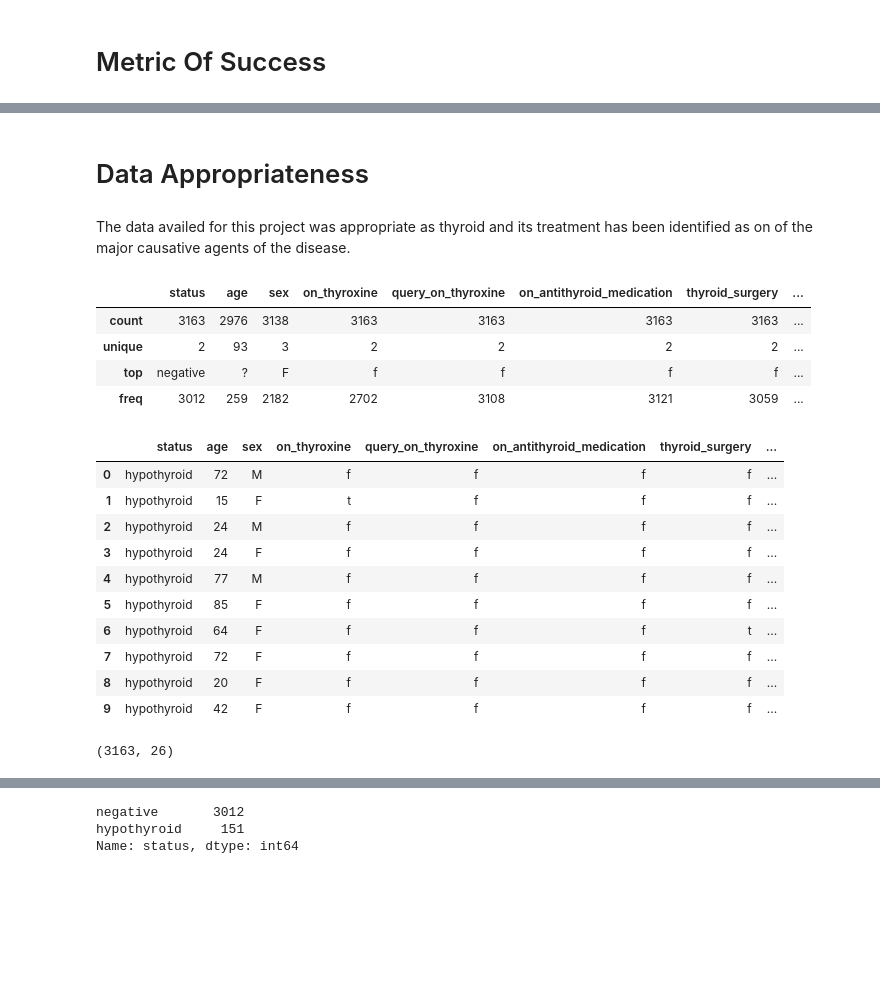
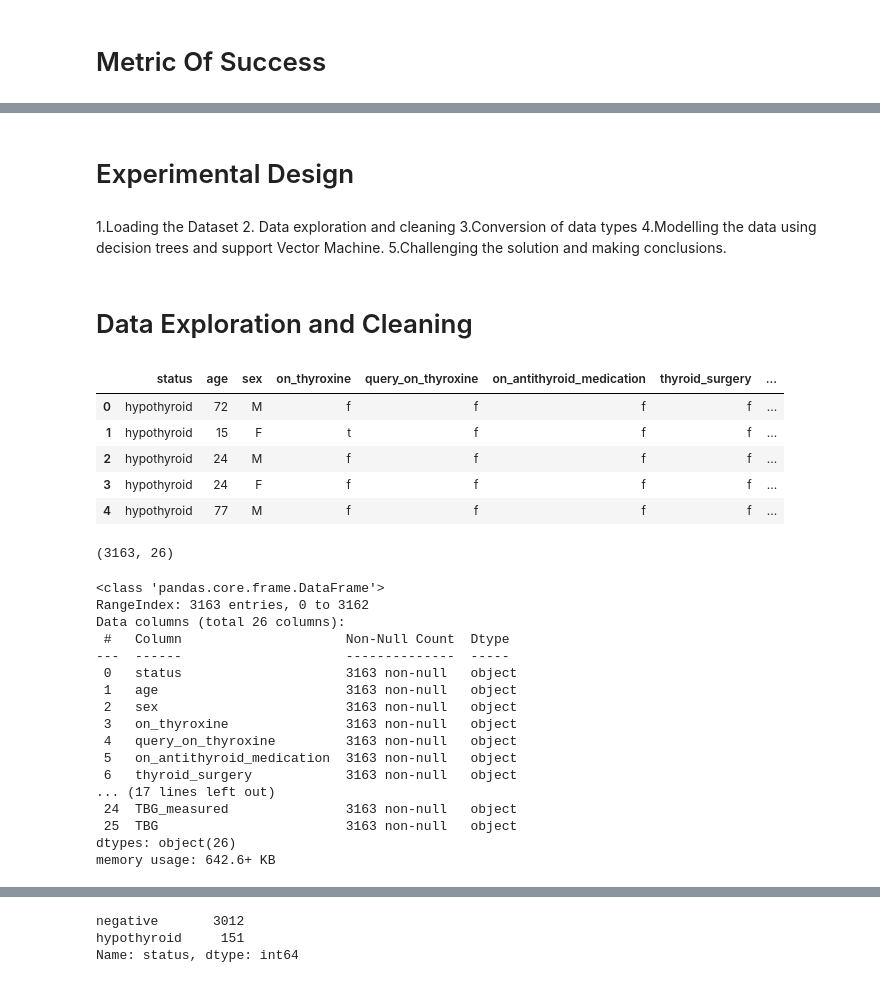
Before and after one commit to GladwelWanjau/Week-8-Data-Science-Core-IP-, a Jupyter notebook: Moringa_Data_Science_Core_Week_8_Independent_Project_Gladwel_Wanjau.ipynb, the cells around one changed output, grey strips where cells are left out. Saved outputs shown, nothing was run; the diff lists cells and outputs as text; code cells hidden in the pictures; blank space fills up the shorter version.

```diff
--- a/Moringa_Data_Science_Core_Week_8_Independent_Project_Gladwel_Wanjau.ipynb
+++ b/Moringa_Data_Science_Core_Week_8_Independent_Project_Gladwel_Wanjau.ipynb
@@ -10,0 +15,8 @@ The metric of success in this project is to find out the symptoms of Thyroid dis
+# %% [markdown]
+# Experimental Design
+# %% [markdown]
+1.Loading the Dataset
+2. Data exploration and cleaning
+3.Conversion of data types
+4.Modelling the data using decision trees and support Vector Machine.
+5.Challenging the solution and making conclusions.
@@ -11,34 +43,16 @@ The metric of success in this project is to find out the symptoms of Thyroid dis
 # %% [markdown]
-# Data Appropriateness
+# Data Exploration and Cleaning
-# %% [markdown]
-The data availed for this project was appropriate as thyroid and its treatment has been identified as on of the major causative agents of the disease.
 # %%
-import numpy as np
-import pandas as pd
-
-#load the data
+#loading the data
 data = pd.read_csv('hypothyroid.csv')
 
 #displaying the dataset
-data.describe()
+data.head(5)
 # %% [output]
 |  | status | age | sex | on_thyroxine | query_on_thyroxine | on_antithyroid_medication | thyroid_surgery | ... |
-| count | 3163 | 2976 | 3138 | 3163 | 3163 | 3163 | 3163 | ... |
-| unique | 2 | 93 | 3 | 2 | 2 | 2 | 2 | ... |
-| top | negative | ? | F | f | f | f | f | ... |
-| freq | 3012 | 259 | 2182 | 2702 | 3108 | 3121 | 3059 | ... |
+| 0 | hypothyroid | 72 | M | f | f | f | f | ... |
+| 1 | hypothyroid | 15 | F | t | f | f | f | ... |
+| 2 | hypothyroid | 24 | M | f | f | f | f | ... |
+| 3 | hypothyroid | 24 | F | f | f | f | f | ... |
+| 4 | hypothyroid | 77 | M | f | f | f | f | ... |
-# %%
-data.head(10)
-# %% [output]
-|  | status | age | sex | on_thyroxine | query_on_thyroxine | on_antithyroid_medication | thyroid_surgery | ... |
-| 0 | hypothyroid | 72 | M | f | f | f | f | ... |
-| 1 | hypothyroid | 15 | F | t | f | f | f | ... |
-| 2 | hypothyroid | 24 | M | f | f | f | f | ... |
-| 3 | hypothyroid | 24 | F | f | f | f | f | ... |
-| 4 | hypothyroid | 77 | M | f | f | f | f | ... |
-| 5 | hypothyroid | 85 | F | f | f | f | f | ... |
-| 6 | hypothyroid | 64 | F | f | f | f | t | ... |
-| 7 | hypothyroid | 72 | F | f | f | f | f | ... |
-| 8 | hypothyroid | 20 | F | f | f | f | f | ... |
-| 9 | hypothyroid | 42 | F | f | f | f | f | ... |
 # %%
@@ -46,3 +61,25 @@ data.shape
 #The data has 3163 rows and 26 columns.
 # %% [output]
 (3163, 26)
+# %%
+#Checking the data type of each column in the dataset
+data.info()
+#All the data types are Object hence we will need to transform the variables.
+# %% [output]
+<class 'pandas.core.frame.DataFrame'>
+RangeIndex: 3163 entries, 0 to 3162
+Data columns (total 26 columns):
+ #   Column                     Non-Null Count  Dtype
+---  ------                     --------------  -----
+ 0   status                     3163 non-null   object
+ 1   age                        3163 non-null   object
+ 2   sex                        3163 non-null   object
+ 3   on_thyroxine               3163 non-null   object
+ 4   query_on_thyroxine         3163 non-null   object
+ 5   on_antithyroid_medication  3163 non-null   object
+ 6   thyroid_surgery            3163 non-null   object
+... (17 lines left out)
+ 24  TBG_measured               3163 non-null   object
+ 25  TBG                        3163 non-null   object
+dtypes: object(26)
+memory usage: 642.6+ KB
```
Also changed, not shown: parts of 136 cells of this notebook.
